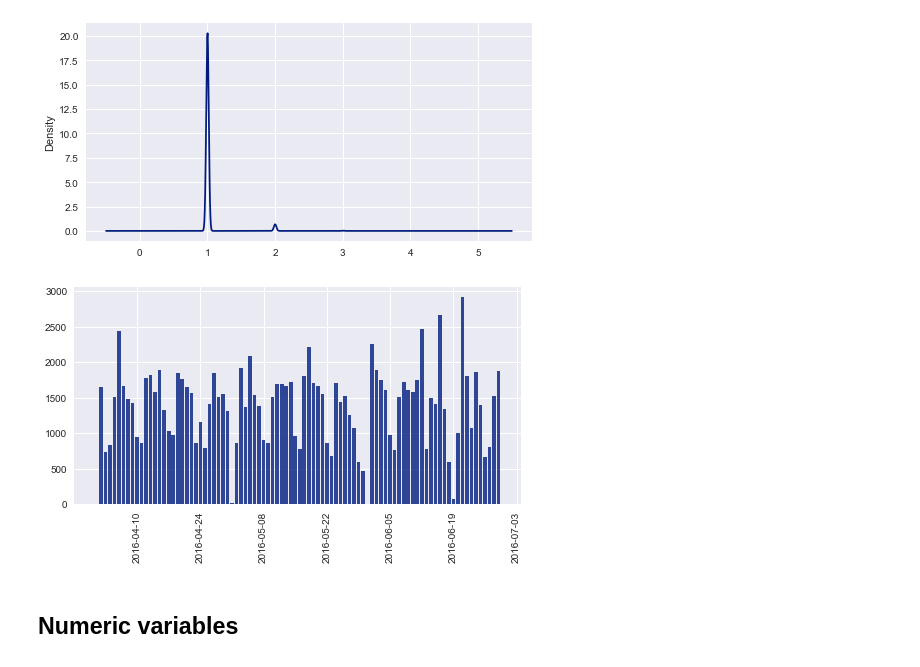
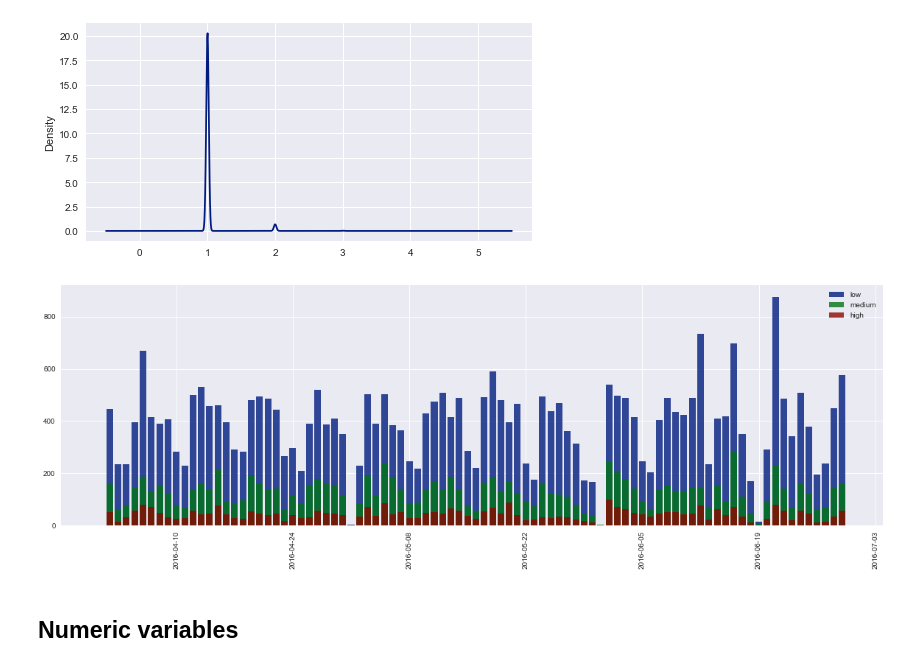
Before and after one commit to iKonon/kaggle, a Jupyter notebook: two-sigma-connect-rental-listing-inquiries/Data Exploration and Cleaning.ipynb, the cells around one changed output. Drawn from its saved outputs; the diff is of its cells as text; code cells hidden in the pictures.

```diff
--- a/two-sigma-connect-rental-listing-inquiries/Data Exploration and Cleaning.ipynb
+++ b/two-sigma-connect-rental-listing-inquiries/Data Exploration and Cleaning.ipynb
@@ -124,13 +124,23 @@ df.created.value_counts().sort_index().plot(kind='density', figsize=(8,4))
 # %% [output]
 <matplotlib.axes._subplots.AxesSubplot at 0x...>
 [figure]
-# %%
-plt.figure(figsize=(8, 4))
-plt.bar(df.created.dt.date.value_counts().index, df.created.dt.date.value_counts().values, alpha=0.8)
-plt.xticks(rotation='vertical')
-plt.show()
-# %% [output]
-[figure, removed]
+# %%
+plt.figure(figsize=(20, 6))
+
+high = df[df.interest_level=='high'].created.dt.date.value_counts()
+medium = df[df.interest_level=='medium'].created.dt.date.value_counts()
+low = df[df.interest_level=='low'].created.dt.date.value_counts()
+
+p1 = plt.bar(low.index, low.values, alpha=0.8)
+p2 = plt.bar(medium.index, medium.values, alpha=0.8)
+p3 = plt.bar(high.index, high.values, alpha=0.8)
+
+plt.legend((p1[0], p2[0], p3[0]), ('low', 'medium', 'high'))
+
+plt.xticks(rotation='vertical')
+plt.show()
+# %% [output]
+[figure, added]
 # %% [markdown]
 ## Numeric variables
 # %% [markdown]
```
Also changed, not shown: parts of 27 cells of this notebook, 1 other file.
